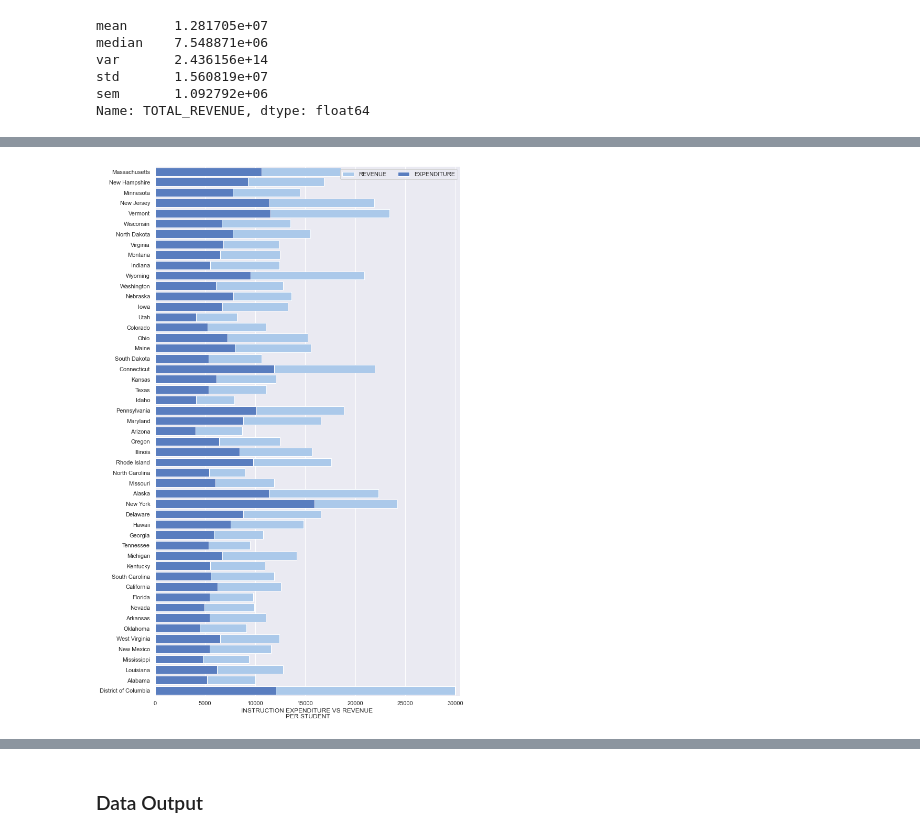
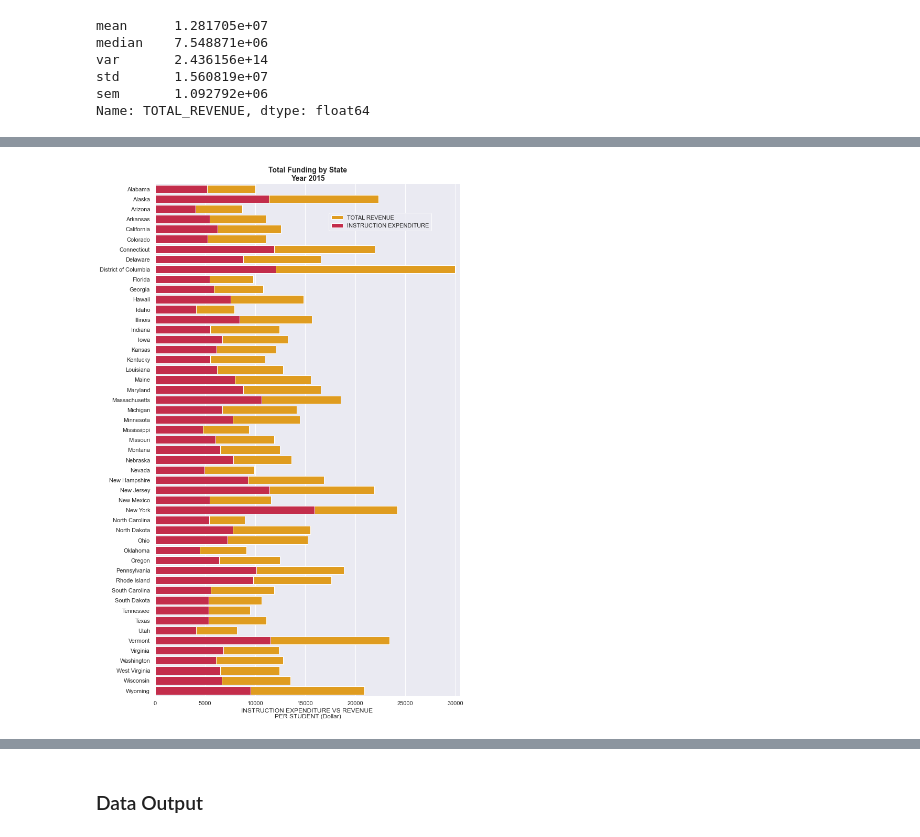
Before and after one commit to trangbt278/education, a Jupyter notebook: Student_Performance_vs_Funding.ipynb, the cells around one changed output, grey strips where cells are left out. Drawn from its saved outputs; the diff is of its cells as text; code cells hidden in the pictures.

```diff
--- a/Student_Performance_vs_Funding.ipynb
+++ b/Student_Performance_vs_Funding.ipynb
@@ -71,0 +24,18 @@ merged_data_df["INSTRUCTION_EXPENDITURE_PER_STUDENT"] = spending_per_student
+# %%
+# Combine the data into a single dataset
+merged_data_df = pd.merge(scores_data, revenue_data, how = "inner",
+                          left_on=['STATE','YEAR'], right_on=['STATE', 'YEAR'])
+
+# Convert to numeric
+merged_data_df['AVG_SCORE'] = merged_data_df['AVG_SCORE'].apply(pd.to_numeric, errors = 'coerce')
+merged_data_df['TOTAL_REVENUE'] = merged_data_df['TOTAL_REVENUE'].apply(pd.to_numeric, errors = 'coerce')
+merged_data_df['INSTRUCTION_EXPENDITURE'] = merged_data_df['INSTRUCTION_EXPENDITURE'].apply(pd.to_numeric, errors = 'coerce' )
+
+merged_data_df = merged_data_df.drop(columns=['FEDERAL_REVENUE', 'STATE_REVENUE', 'LOCAL_REVENUE',
+                                              'TOTAL_EXPENDITURE','SUPPORT_SERVICES_EXPENDITURE',
+                                              'OTHER_EXPENDITURE', 'CAPITAL_OUTLAY_EXPENDITURE'])
+
+merged_data_df = merged_data_df.dropna()
+
+# Display the data table for preview
+merged_data_df
@@ -126,28 +148,27 @@ plt.savefig("Output_images/Total_Rev_by_State.png")
 # %%
-# Total revenue vs Instruction expenditure per student, sorted by Avg score
-
-avg_score_sort = year_2015.sort_values("AVG_SCORE", ascending = False)
-
+# Total revenue vs Instruction expenditure per student
 f, ax = plt.subplots(figsize = (10, 15))
 
 sns.set_color_codes("pastel")
 ax = sns.barplot(x = "TOTAL_REV_PER_STUDENT", y = "STATE",
-                 label = "REVENUE", data = avg_score_sort, color = "b", ax = ax)
+                 label = "TOTAL REVENUE", data = year_2015, color = "orange", ax = ax)
 
 
 sns.set_color_codes("muted")
 ax = sns.barplot(x = "INSTRUCTION_EXPENDITURE_PER_STUDENT", y = "STATE",
-                 label = "EXPENDITURE", data = avg_score_sort, color = "b", ax = ax)
+                 label = "INSTRUCTION EXPENDITURE", data = year_2015, color = "crimson", ax = ax)
 
 handles, labels = ax.get_legend_handles_labels()
 
-ax.legend(ncol = 2, loc = "upper right", frameon = True)
+ax.legend(ncol = 1, loc = "upper right", frameon = True, edgecolor = "w", borderaxespad = 5)
+
 ax.set(xlim = (0, 30500), ylabel = "",
-       xlabel = "INSTRUCTION EXPENDITURE VS REVENUE \nPER STUDENT")
+       xlabel = "INSTRUCTION EXPENDITURE VS REVENUE \nPER STUDENT (Dollar)")
+plt.title("Total Funding by State\nYear 2015", fontsize = 14, fontweight = "bold")
 
 sns.despine(bottom = True)
 plt.tight_layout(h_pad = 1)
 
-plt.savefig("Output_images/Rev_Exp_Per_Student.png")
+plt.savefig("Output_images/State_Rev_Exp_Per_Student.png")
 # %% [output]
-[figure, old version]
+[figure, new version]
```
Also changed, not shown: parts of 37 cells of this notebook, 32 other files.
